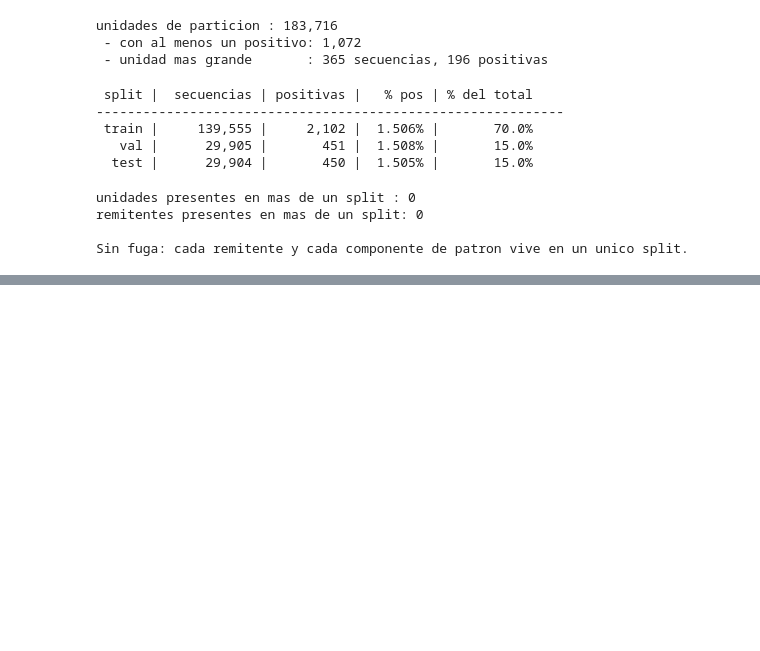
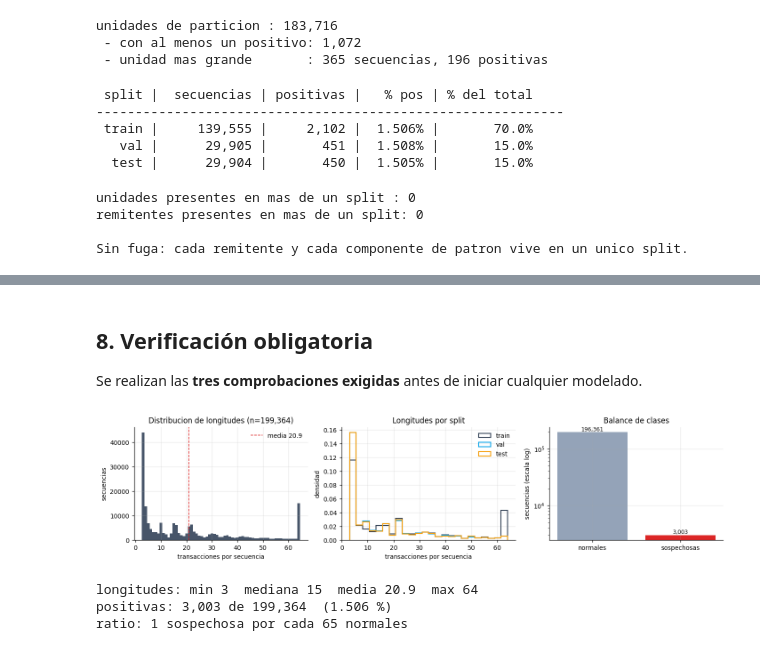
Before and after one commit to JuanDsm04/dl-project2, a Jupyter notebook: dl-project2-notebook.ipynb, the cells around one changed output, grey strips where cells are left out. Cells and saved outputs as stored; diff of their text form; code cells hidden in the pictures; blank space fills up the shorter version.

```diff
--- a/dl-project2-notebook.ipynb
+++ b/dl-project2-notebook.ipynb
@@ -695,0 +789,41 @@ Sin fuga: cada remitente y cada componente de patron vive en un unico split.
+# %% [markdown]
+## 8. Verificación obligatoria
+
+Se realizan las **tres comprobaciones exigidas** antes de iniciar cualquier modelado.
+# %%
+lens = w_len[sel]
+fig, ax = plt.subplots(1, 3, figsize=(13, 3.2))
+
+ax[0].hist(lens, bins=np.arange(CFG["MIN_LEN"], CFG["MAX_LEN"] + 2) - .5,
+           color="#475569", edgecolor="none")
+ax[0].set_xlabel("transacciones por secuencia"); ax[0].set_ylabel("secuencias")
+ax[0].set_title(f"Distribucion de longitudes (n={len(lens):,})")
+ax[0].axvline(lens.mean(), color="#dc2626", ls="--", lw=1,
+              label=f"media {lens.mean():.1f}")
+ax[0].legend(frameon=False)
+
+for k, cl in zip(range(3), ["#334155", "#0ea5e9", "#f59e0b"]):
+    m = split_of_window == k
+    ax[1].hist(lens[m], bins=24, histtype="step", lw=1.4, color=cl,
+               density=True, label=names[k])
+ax[1].set_xlabel("transacciones por secuencia"); ax[1].set_ylabel("densidad")
+ax[1].set_title("Longitudes por split"); ax[1].legend(frameon=False)
+
+cnt = [int((w_label == 0).sum()), int((w_label == 1).sum())]
+b = ax[2].bar(["normales", "sospechosas"], cnt, color=["#94a3b8", "#dc2626"])
+ax[2].set_yscale("log"); ax[2].set_ylabel("secuencias (escala log)")
+ax[2].set_title("Balance de clases")
+for rect, v in zip(b, cnt):
+    ax[2].text(rect.get_x() + rect.get_width()/2, v, f"{v:,}",
+               ha="center", va="bottom", fontsize=8)
+plt.tight_layout(); plt.show()
+
+print(f"longitudes: min {lens.min()}  mediana {int(np.median(lens))}  "
+      f"media {lens.mean():.1f}  max {lens.max()}")
+print(f"positivas: {cnt[1]:,} de {sum(cnt):,}  ({100*cnt[1]/sum(cnt):.3f} %)")
+print(f"ratio: 1 sospechosa por cada {cnt[0]/cnt[1]:.0f} normales")
+# %% [output]
+[figure, added]
+longitudes: min 3  mediana 15  media 20.9  max 64
+positivas: 3,003 de 199,364  (1.506 %)
+ratio: 1 sospechosa por cada 65 normales
```
Also changed, not shown: parts of 11 cells of this notebook.
